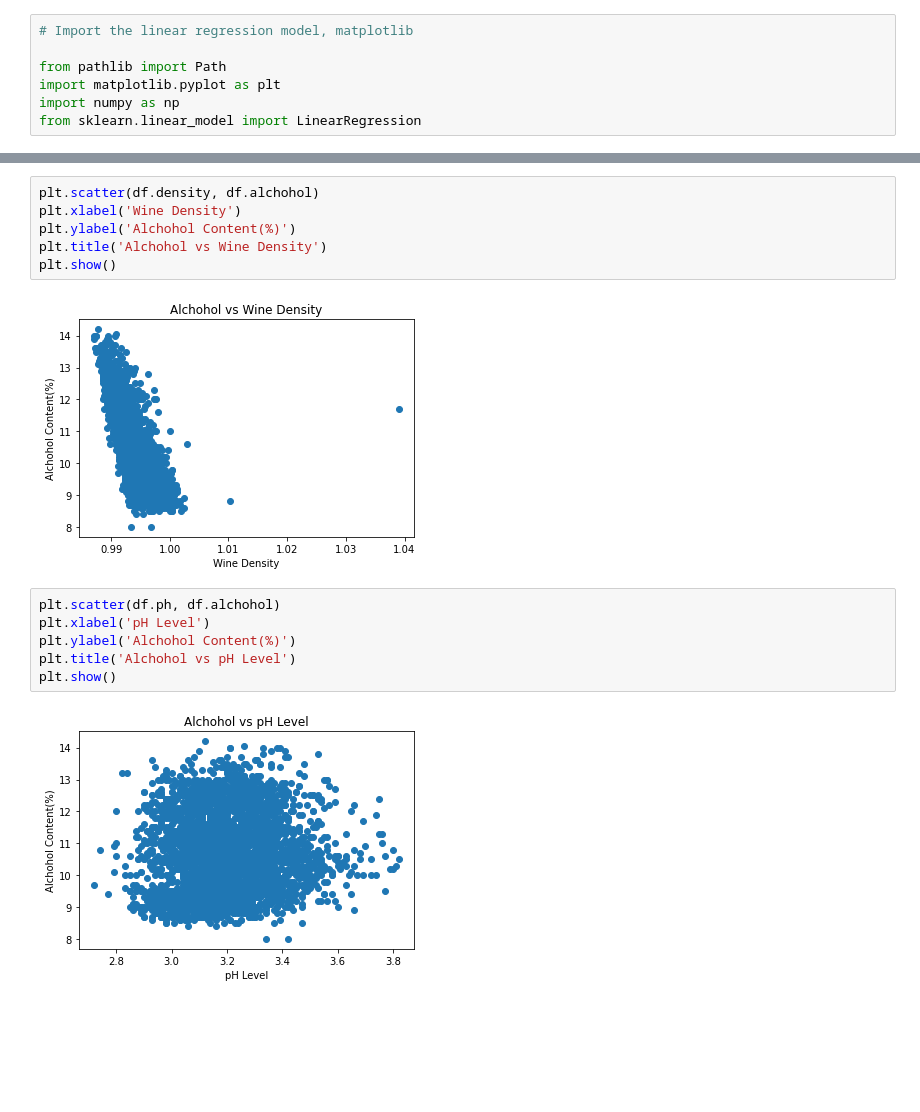
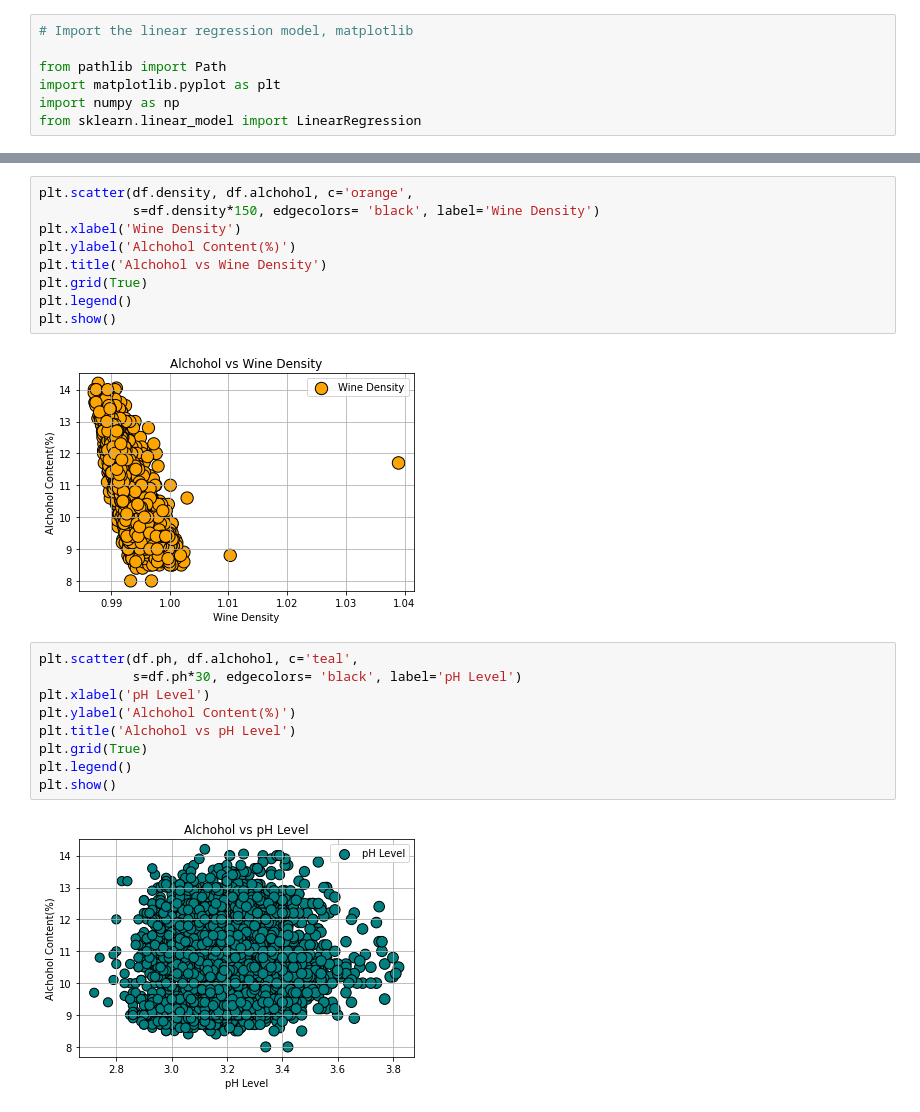
Before and after one commit to briannaso/Wine_Quality_Analysis, a Jupyter notebook: Deliverable 3.1.ipynb, the cells around one changed output, grey strips where cells are left out. Saved outputs shown, nothing was run; the diff lists cells and outputs as text; blank space fills up the shorter version.

Commit message:
scatter plots

```diff
--- a/Deliverable 3.1.ipynb
+++ b/Deliverable 3.1.ipynb
@@ -69,17 +79,23 @@ plt.show()
 # %%
-plt.scatter(df.density, df.alchohol)
+plt.scatter(df.density, df.alchohol, c='orange',
+            s=df.density*150, edgecolors= 'black', label='Wine Density')
 plt.xlabel('Wine Density')
 plt.ylabel('Alchohol Content(%)')
 plt.title('Alchohol vs Wine Density')
+plt.grid(True)
+plt.legend()
 plt.show()
 # %% [output]
-[figure, old version]
+[figure, new version]
 # %%
-plt.scatter(df.ph, df.alchohol)
+plt.scatter(df.ph, df.alchohol, c='teal',
+            s=df.ph*30, edgecolors= 'black', label='pH Level')
 plt.xlabel('pH Level')
 plt.ylabel('Alchohol Content(%)')
 plt.title('Alchohol vs pH Level')
+plt.grid(True)
+plt.legend()
 plt.show()
 # %% [output]
-[figure, old version]
+[figure, new version]
 # %%
```
Also changed, not shown: parts of 8 cells of this notebook, 1 other file.
